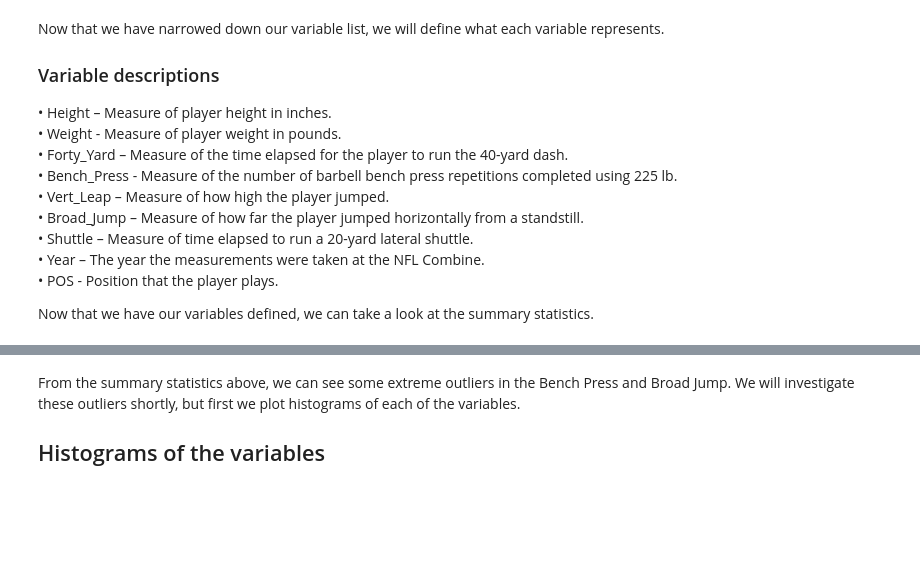
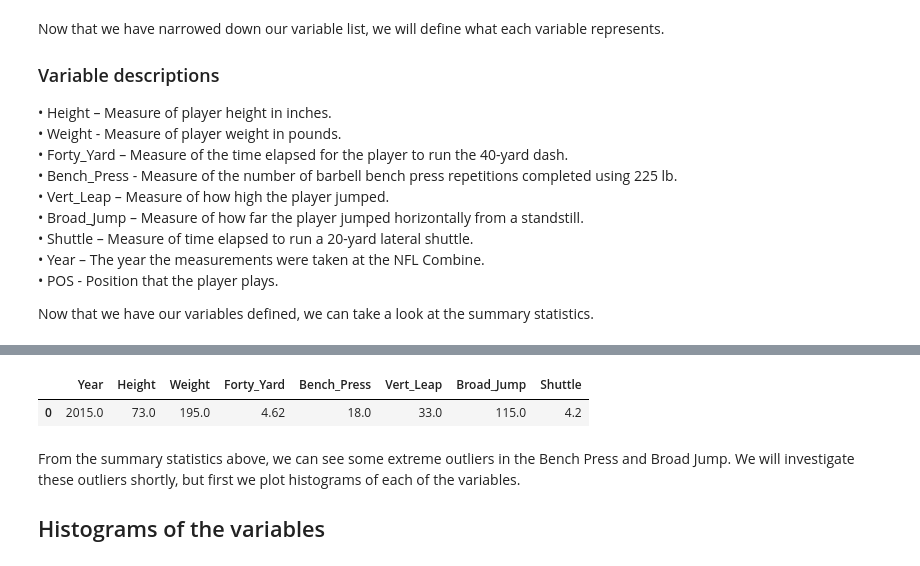
Before and after one commit to DanZylkowski/NFL-Player-Statistical-Analysis, a Jupyter notebook: EDA 530 Final Project DZylkowski.ipynb, the cells around one changed output, grey strips where cells are left out. Cells and saved outputs as stored; diff of their text form; code cells hidden in the pictures; blank space fills up the shorter version.

```diff
--- a/EDA 530 Final Project DZylkowski.ipynb
+++ b/EDA 530 Final Project DZylkowski.ipynb
@@ -78,3 +79,9 @@ df_1987_to_2020.describe()
+# %%
+# Display the mode
+df_1987_to_2020.mode().drop(['Name','POS'], axis=1).head(1)
+# %% [output]
+|  | Year | Height | Weight | Forty_Yard | Bench_Press | Vert_Leap | Broad_Jump | Shuttle |
+| 0 | 2015.0 | 73.0 | 195.0 | 4.62 | 18.0 | 33.0 | 115.0 | 4.2 |
 # %% [markdown]
 From the summary statistics above, we can see some extreme outliers in the Bench Press and Broad Jump. We will investigate these outliers shortly, but first we plot histograms of each of the variables.
 
```
Also changed, not shown: parts of 6 cells of this notebook.
